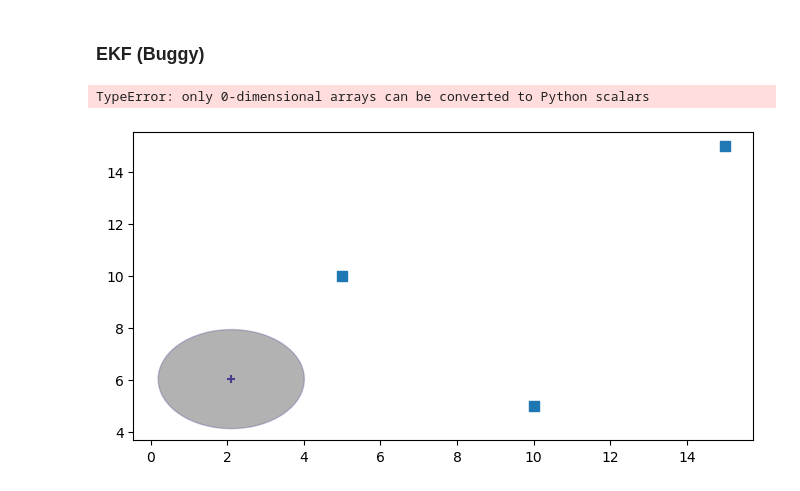
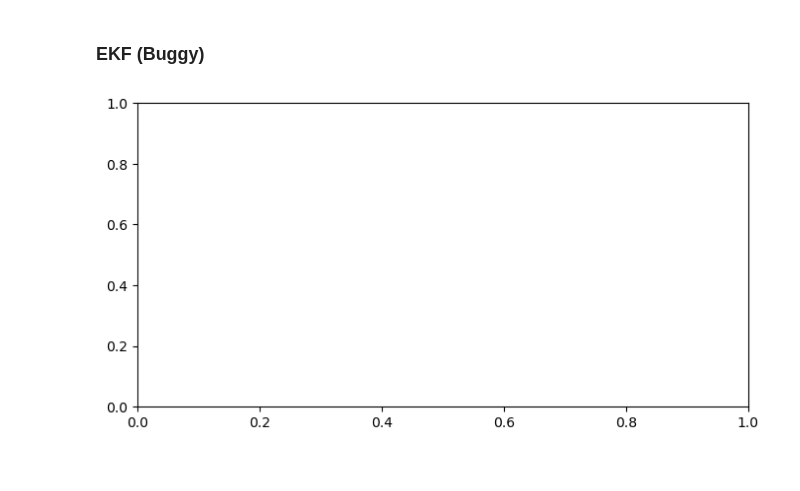
Before and after one commit to ivaquero/blog-filters, a Jupyter notebook: filters-task-tracking.ipynb, the cells around one changed output. Drawn from its saved outputs; the diff is of its cells as text; code cells hidden in the pictures.

```diff
--- a/filters-task-tracking.ipynb
+++ b/filters-task-tracking.ipynb
@@ -710,44 +706,43 @@ def plot_local_ekf(
                     HJac=robot.HJac,
                     Hx=robot.Hx_1,
                     residual=robot.residual,
                     args=(lmark,),
                     hx_args=(lmark,),
                 )
 
             if i % ellipse_step == 0:
                 plot_cov_ellipse_initial(
                     ax,
                     (ekf.x[0, 0], ekf.x[1, 0]),
                     ekf.P[0:2, 0:2],
                     std_ellipse,
                     "g",
                     0.8,
                 )
 
     track = np.array(track)
     ax.plot(track[:, 0], track[:, 1], color="k", lw=2)
     ax.set(title=f"Robot local in {ellipse_step} steps with {len(landmarks)} landmarks")
     if ylim is not None:
         ax.set(ylim=[*ylim])
 
     return ekf
 
 
 landmarks = np.array([[5, 10], [10, 5], [15, 15]])
 
 _, ax = plt.subplots(figsize=(8, 4))
-ekf = plot_local_ekf(
-    ax,
-    dt,
-    wheelbase=0.5,
-    landmarks=landmarks,
-    std_vel=0.1,
-    std_steer=np.radians(1),
-    std_range=0.3,
-    std_bearing=0.1,
-    std_ellipse=[6],
-)
-print(f"Final P: {ekf.P.diagonal()}")
+# ekf = plot_local_ekf(
+#     ax,
+#     dt,
+#     wheelbase=0.5,
+#     landmarks=landmarks,
+#     std_vel=0.1,
+#     std_steer=np.radians(1),
+#     std_range=0.3,
+#     std_bearing=0.1,
+#     std_ellipse=[6],
+# )
+# print(f"Final P: {ekf.P.diagonal()}")
 # %% [output]
-TypeError: only 0-dimensional arrays can be converted to Python scalars
-[figure, old version]
+[figure, new version]
```
Also changed, not shown: parts of 6 cells of this notebook, 1 other file.
